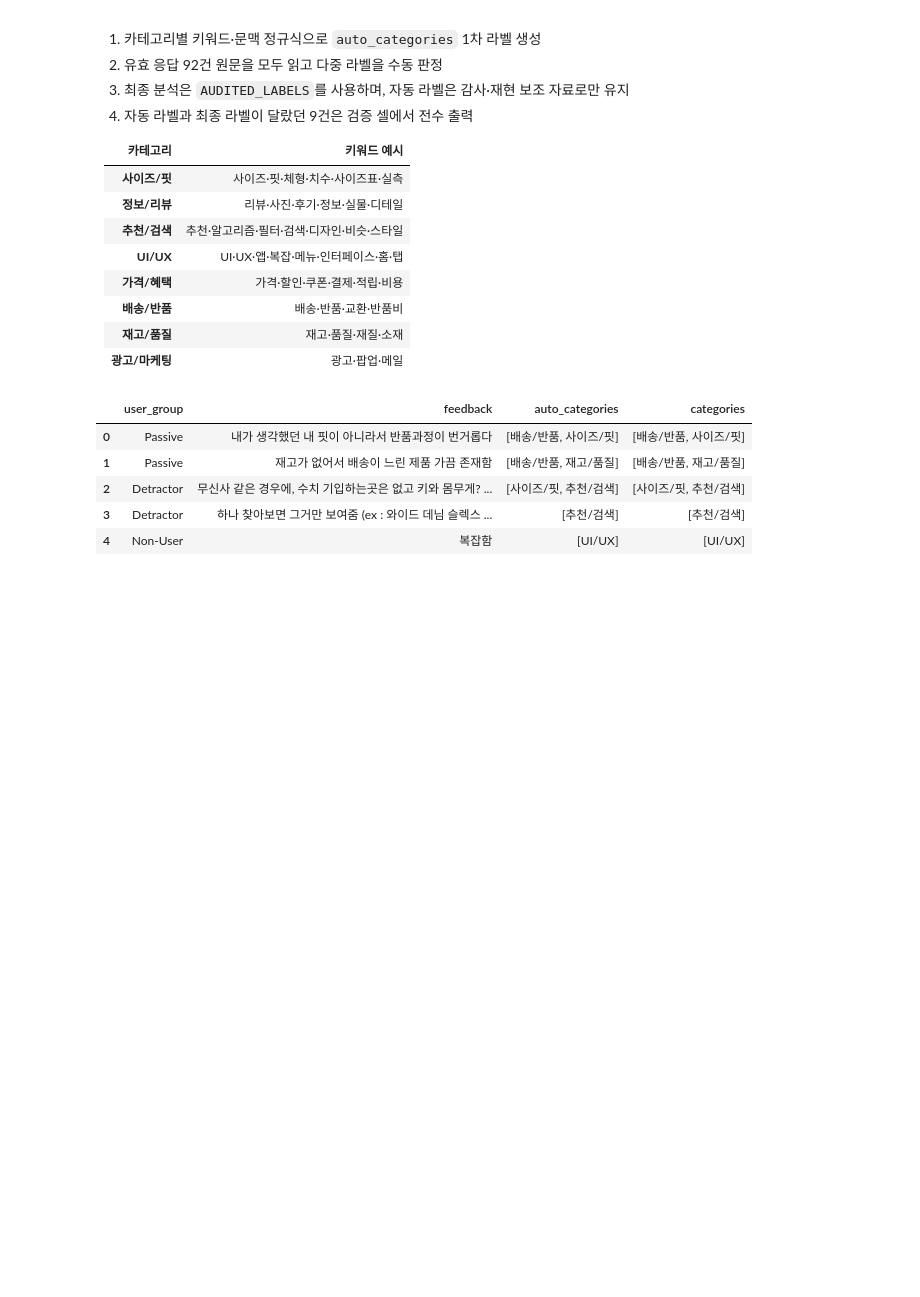
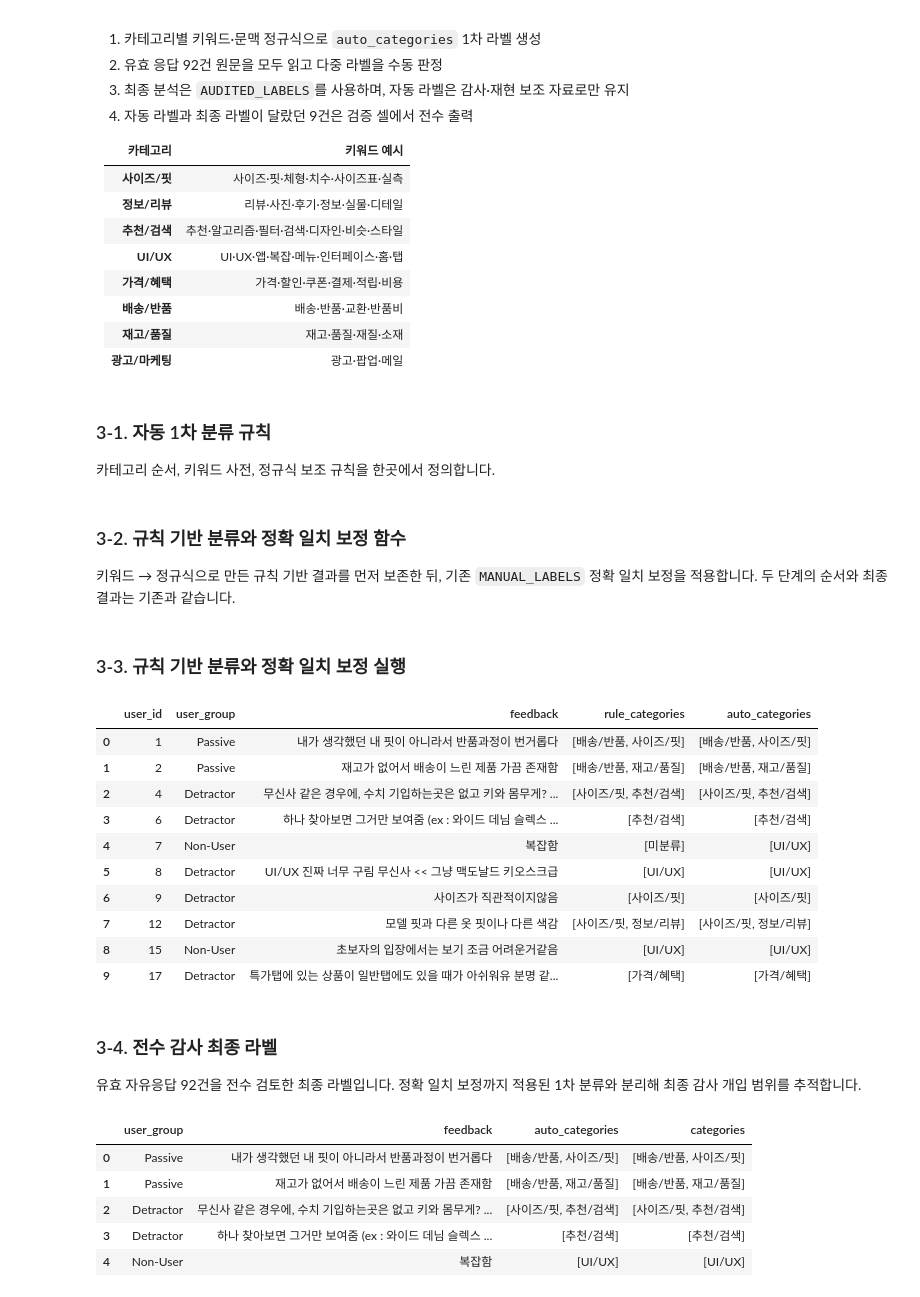
Before and after one commit to kth530/fashion_platform_analysis, a Jupyter notebook: notebooks/07_text_analysis.ipynb, the cells around one changed output. Cells and saved outputs as stored; diff of their text form; code cells hidden in the pictures; blank space fills up the shorter version.

Commit message:
refactor: clarify text classification lineage

```diff
--- a/notebooks/07_text_analysis.ipynb
+++ b/notebooks/07_text_analysis.ipynb
@@ -504,3 +506,7 @@ plt.show()
 | **배송/반품** | 배송·반품·교환·반품비 |
 | **재고/품질** | 재고·품질·재질·소재 |
 | **광고/마케팅** | 광고·팝업·메일 |
+# %% [markdown]
+### 3-1. 자동 1차 분류 규칙
+
+카테고리 순서, 키워드 사전, 정규식 보조 규칙을 한곳에서 정의합니다.
@@ -507 +559,59 @@ plt.show()
+# %% [markdown]
+### 3-2. 규칙 기반 분류와 정확 일치 보정 함수
+
+키워드 → 정규식으로 만든 규칙 기반 결과를 먼저 보존한 뒤, 기존 `MANUAL_LABELS` 정확 일치 보정을 적용합니다. 두 단계의 순서와 최종 결과는 기존과 같습니다.
+# %%
+def classify_response(row):
+    raw = str(row['feedback']).strip()
+    nouns_set = set(row['nouns'])
+    raw_lower = raw.lower()
+    cats = set()
+    for cat, kws in CATEGORY_KEYWORDS.items():
+        # 1차: 명사 매칭
+        if nouns_set & kws:
+            cats.add(cat)
+            continue
+        # 2차: 영문 키워드는 단어 경계 기준으로만 매칭
+        for k in kws:
+            if k.isascii() and re.search(
+                rf'(?<![A-Za-z0-9_]){re.escape(k.lower())}(?![A-Za-z0-9_])',
+                raw_lower,
+            ):
+                cats.add(cat)
+                break
+    # 3차: 일반 단어는 문맥 정규식으로 보완
+    for cat, patterns in CATEGORY_PATTERNS.items():
+        if any(re.search(pattern, raw_lower) for pattern in patterns):
+            cats.add(cat)
+
+    rule_categories = sorted(cats) if cats else ['미분류']
+
+    # 4차: 기존 정확 일치 보정은 규칙 결과를 대체하지 않고 보완
+    cats.update(MANUAL_LABELS.get(raw, []))
+    corrected_categories = sorted(cats) if cats else ['미분류']
+    return rule_categories, corrected_categories
+# %% [markdown]
+### 3-3. 규칙 기반 분류와 정확 일치 보정 실행
+# %%
+classification_lineage = df.apply(classify_response, axis=1)
+df[['rule_categories', 'auto_categories']] = pd.DataFrame(
+    classification_lineage.tolist(), index=df.index
+)
+df[['user_id', 'user_group', 'feedback', 'rule_categories', 'auto_categories']].head(10)
+# %% [output]
+|  | user_id | user_group | feedback | rule_categories | auto_categories |
+| 0 | 1 | Passive | 내가 생각했던 내 핏이 아니라서 반품과정이 번거롭다 | [배송/반품, 사이즈/핏] | [배송/반품, 사이즈/핏] |
+| 1 | 2 | Passive | 재고가 없어서 배송이 느린 제품 가끔 존재함 | [배송/반품, 재고/품질] | [배송/반품, 재고/품질] |
+| 2 | 4 | Detractor | 무신사 같은 경우에, 수치 기입하는곳은 없고 키와 몸무게? ... | [사이즈/핏, 추천/검색] | [사이즈/핏, 추천/검색] |
+| 3 | 6 | Detractor | 하나 찾아보면 그거만 보여줌 (ex : 와이드 데님 슬렉스 ... | [추천/검색] | [추천/검색] |
+| 4 | 7 | Non-User | 복잡함 | [미분류] | [UI/UX] |
+| 5 | 8 | Detractor | UI/UX 진짜 너무 구림 무신사 << 그냥 맥도날드 키오스크급 | [UI/UX] | [UI/UX] |
+| 6 | 9 | Detractor | 사이즈가 직관적이지않음 | [사이즈/핏] | [사이즈/핏] |
+| 7 | 12 | Detractor | 모델 핏과 다른 옷 핏이나 다른 색감 | [사이즈/핏, 정보/리뷰] | [사이즈/핏, 정보/리뷰] |
+| 8 | 15 | Non-User | 초보자의 입장에서는 보기 조금 어려운거같음 | [UI/UX] | [UI/UX] |
+| 9 | 17 | Detractor | 특가탭에 있는 상품이 일반탭에도 있을 때가 아쉬워유 분명 같... | [가격/혜택] | [가격/혜택] |
+# %% [markdown]
+### 3-4. 전수 감사 최종 라벨
+
+유효 자유응답 92건을 전수 검토한 최종 라벨입니다. 정확 일치 보정까지 적용된 1차 분류와 분리해 최종 감사 개입 범위를 추적합니다.
 # %%
```
Also changed, not shown: parts of 10 cells of this notebook.
